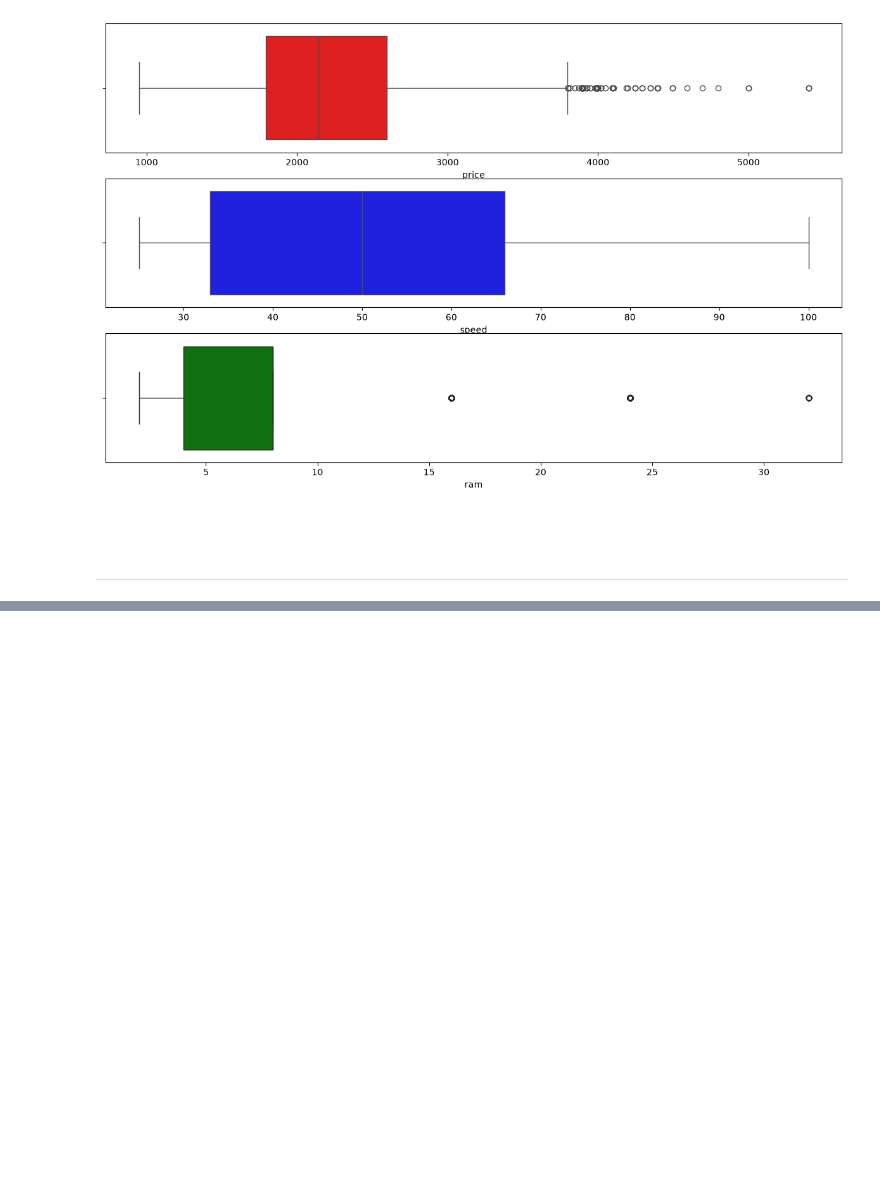
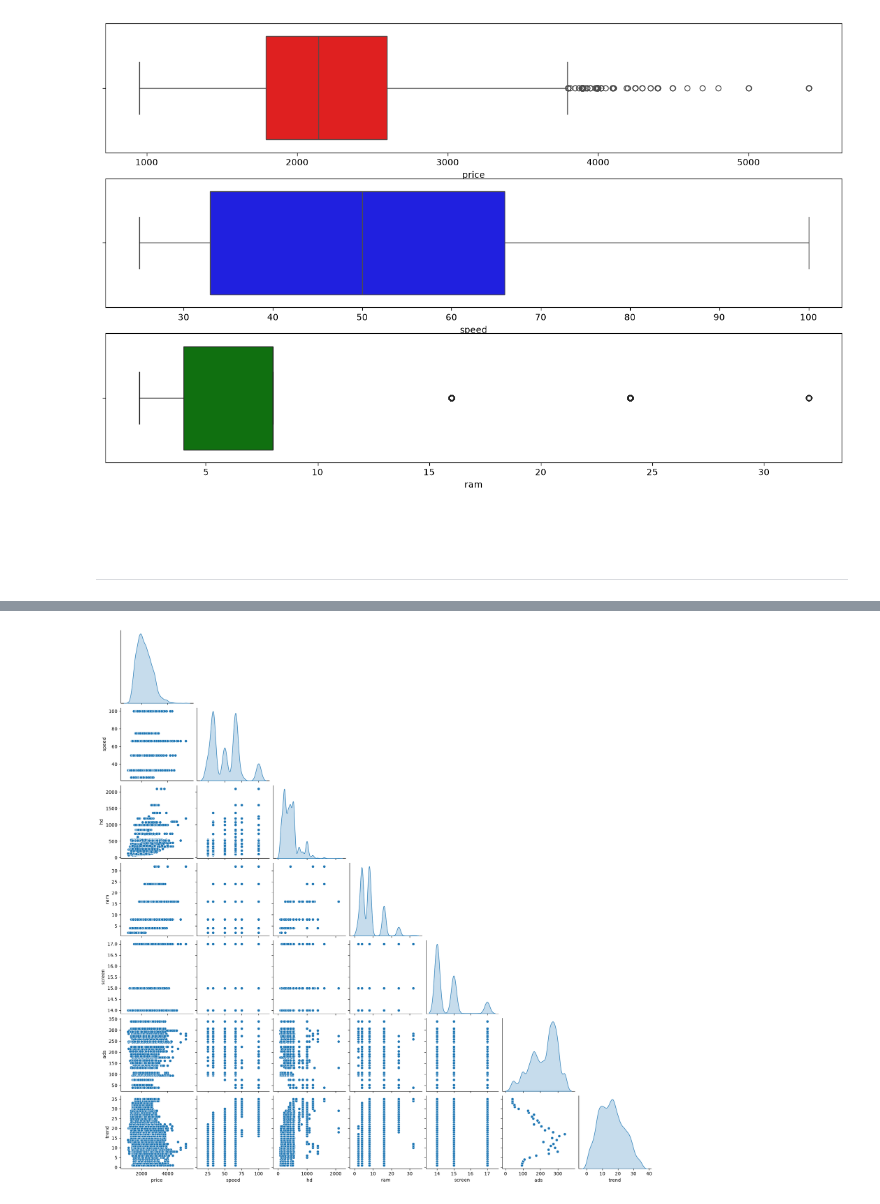
Before and after one commit to MiltonValleL/regression-and-forecasting, a Jupyter notebook: assignments/01_EDA_assignments.ipynb, the cells around one changed output, grey strips where cells are left out. Saved outputs shown, nothing was run; the diff lists cells and outputs as text; code cells hidden in the pictures; blank space fills up the shorter version.

```diff
--- a/assignments/01_EDA_assignments.ipynb
+++ b/assignments/01_EDA_assignments.ipynb
@@ -122,0 +161,5 @@ for col, c, ax in zip(columns, color, ax.flat):
+# %%
+sns.pairplot(data=computers.select_dtypes('number'), corner=True, diag_kind='kde')
+sns.despine()
+# %% [output]
+[figure, added]
```
Also changed, not shown: parts of 13 cells of this notebook.
